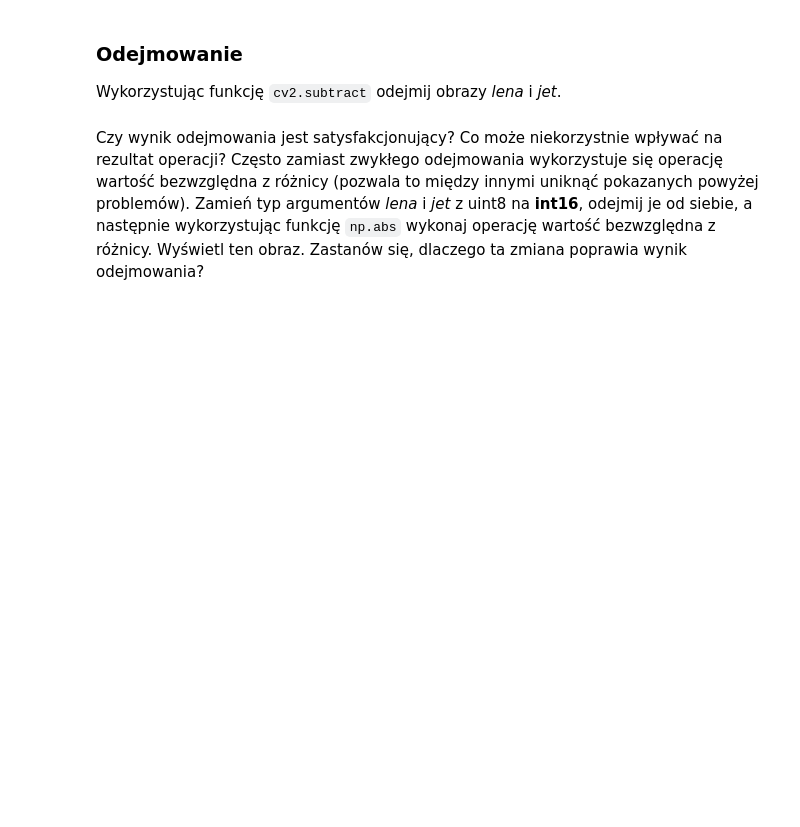
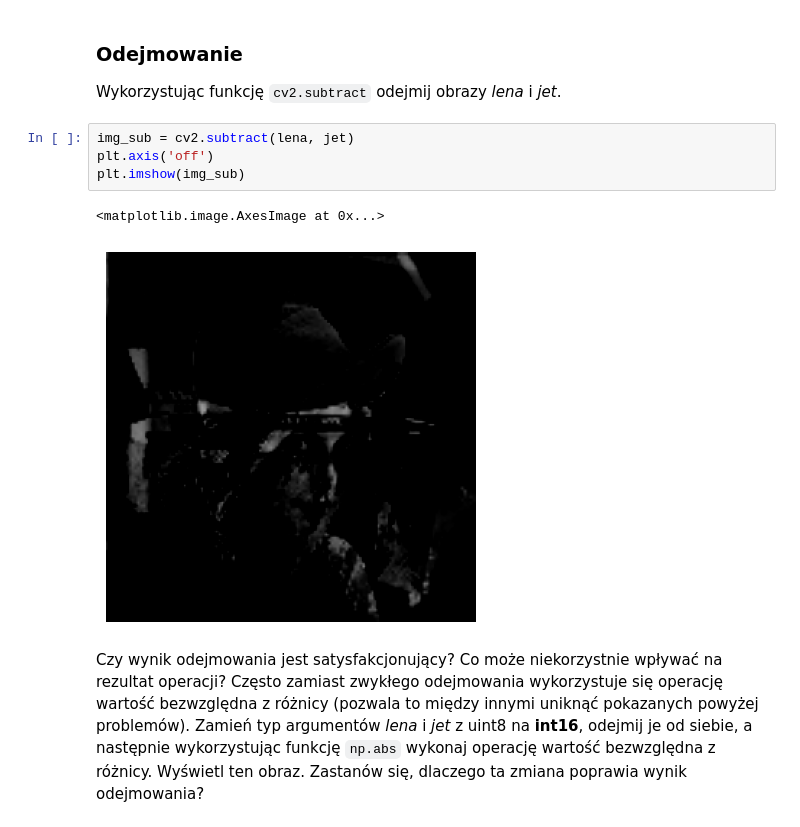
Before and after one commit to lursz/DigitalImageProcessing-Course, a Jupyter notebook: lab2/lab2.ipynb, the cells around one changed output. Saved outputs shown, nothing was run; the diff lists cells and outputs as text; blank space fills up the shorter version.

```diff
--- a/lab2/lab2.ipynb
+++ b/lab2/lab2.ipynb
@@ -172,6 +187,13 @@ Wyświetl wynik dowolnej z nich.
 ### Odejmowanie
 
 Wykorzystując funkcję `cv2.subtract` odejmij obrazy _lena_ i _jet_.
+# %%
+img_sub = cv2.subtract(lena, jet)
+plt.axis('off')
+plt.imshow(img_sub)
+# %% [output]
+<matplotlib.image.AxesImage at 0x...>
+[figure, added]
 # %% [markdown]
 Czy wynik odejmowania jest satysfakcjonujący?
 Co może niekorzystnie wpływać na rezultat operacji?
```
Also changed, not shown: parts of 4 cells of this notebook.
